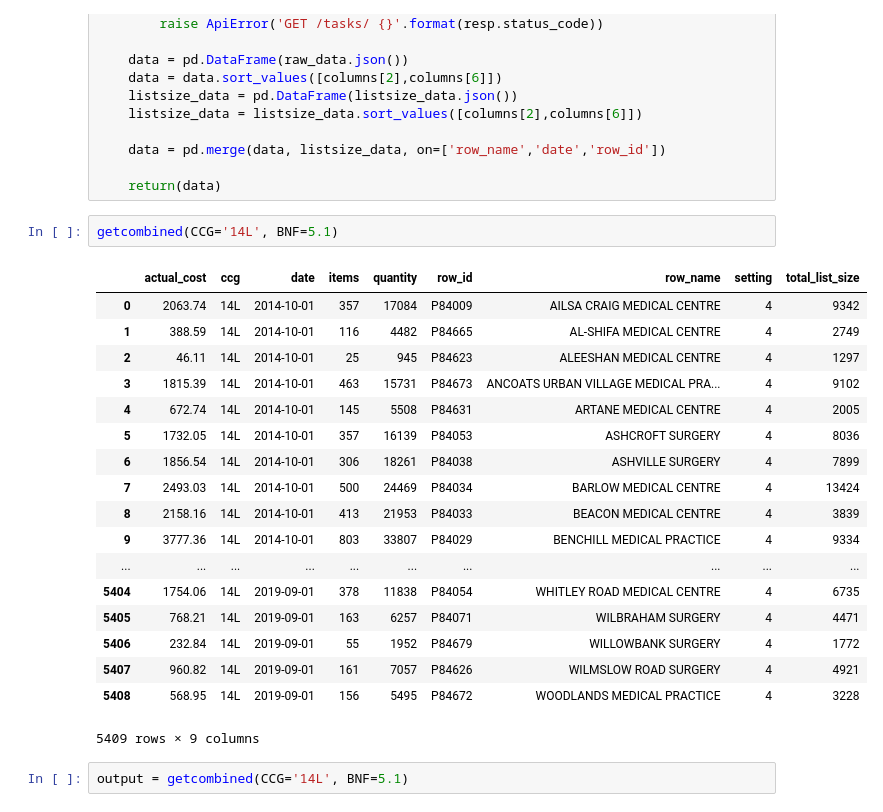
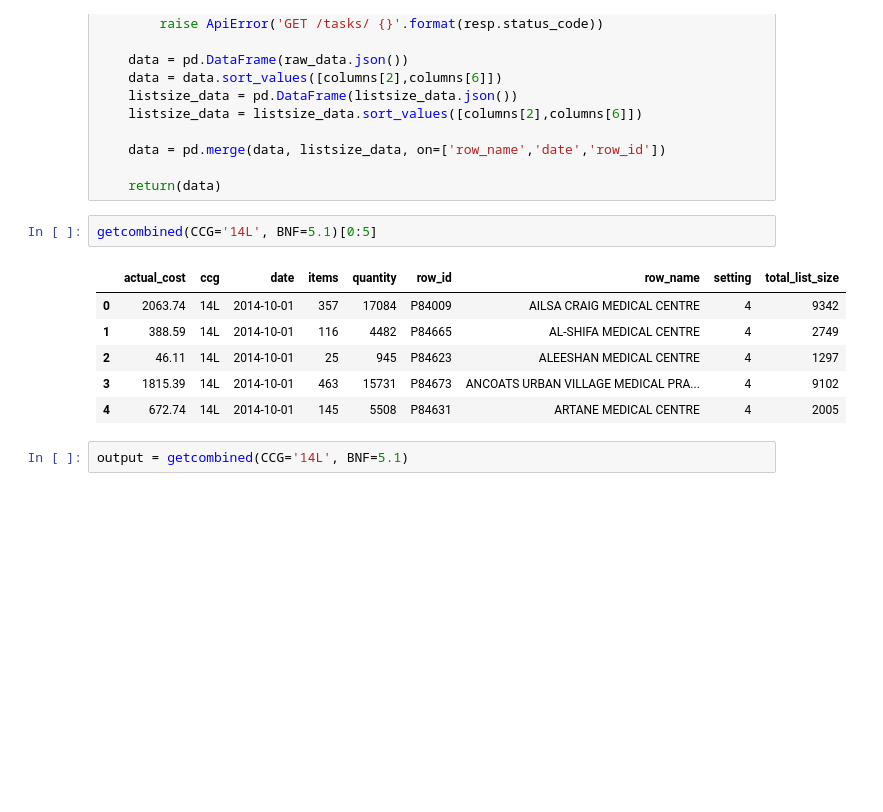
Before and after one commit to aaron-obrien/CCG_prescriptions_project, a Jupyter notebook: test.ipynb, the cells around one changed output. Saved outputs shown, nothing was run; the diff lists cells and outputs as text; blank space fills up the shorter version.

```diff
--- a/test.ipynb
+++ b/test.ipynb
@@ -156,26 +157,14 @@ def getcombined(CCG, BNF):
 
     return(data)
 # %%
-getcombined(CCG='14L', BNF=5.1)
+getcombined(CCG='14L', BNF=5.1)[0:5]
 # %% [output]
 |  | actual_cost | ccg | date | items | quantity | row_id | row_name | setting | total_list_size |
 | 0 | 2063.74 | 14L | 2014-10-01 | 357 | 17084 | P84009 | AILSA CRAIG MEDICAL CENTRE | 4 | 9342 |
 | 1 | 388.59 | 14L | 2014-10-01 | 116 | 4482 | P84665 | AL-SHIFA MEDICAL CENTRE | 4 | 2749 |
 | 2 | 46.11 | 14L | 2014-10-01 | 25 | 945 | P84623 | ALEESHAN MEDICAL CENTRE | 4 | 1297 |
 | 3 | 1815.39 | 14L | 2014-10-01 | 463 | 15731 | P84673 | ANCOATS URBAN VILLAGE MEDICAL PRA... | 4 | 9102 |
 | 4 | 672.74 | 14L | 2014-10-01 | 145 | 5508 | P84631 | ARTANE MEDICAL CENTRE | 4 | 2005 |
-| 5 | 1732.05 | 14L | 2014-10-01 | 357 | 16139 | P84053 | ASHCROFT SURGERY | 4 | 8036 |
-| 6 | 1856.54 | 14L | 2014-10-01 | 306 | 18261 | P84038 | ASHVILLE SURGERY | 4 | 7899 |
-| 7 | 2493.03 | 14L | 2014-10-01 | 500 | 24469 | P84034 | BARLOW MEDICAL CENTRE | 4 | 13424 |
-| 8 | 2158.16 | 14L | 2014-10-01 | 413 | 21953 | P84033 | BEACON MEDICAL CENTRE | 4 | 3839 |
-| 9 | 3777.36 | 14L | 2014-10-01 | 803 | 33807 | P84029 | BENCHILL MEDICAL PRACTICE | 4 | 9334 |
-| ... | ... | ... | ... | ... | ... | ... | ... | ... | ... |
-| 5404 | 1754.06 | 14L | 2019-09-01 | 378 | 11838 | P84054 | WHITLEY ROAD MEDICAL CENTRE | 4 | 6735 |
-| 5405 | 768.21 | 14L | 2019-09-01 | 163 | 6257 | P84071 | WILBRAHAM SURGERY | 4 | 4471 |
-| 5406 | 232.84 | 14L | 2019-09-01 | 55 | 1952 | P84679 | WILLOWBANK SURGERY | 4 | 1772 |
-| 5407 | 960.82 | 14L | 2019-09-01 | 161 | 7057 | P84626 | WILMSLOW ROAD SURGERY | 4 | 4921 |
-| 5408 | 568.95 | 14L | 2019-09-01 | 156 | 5495 | P84672 | WOODLANDS MEDICAL PRACTICE | 4 | 3228 |
-5409 rows × 9 columns
 # %%
 output = getcombined(CCG='14L', BNF=5.1)
 # %%
```
Also changed, not shown: parts of 9 cells of this notebook.
